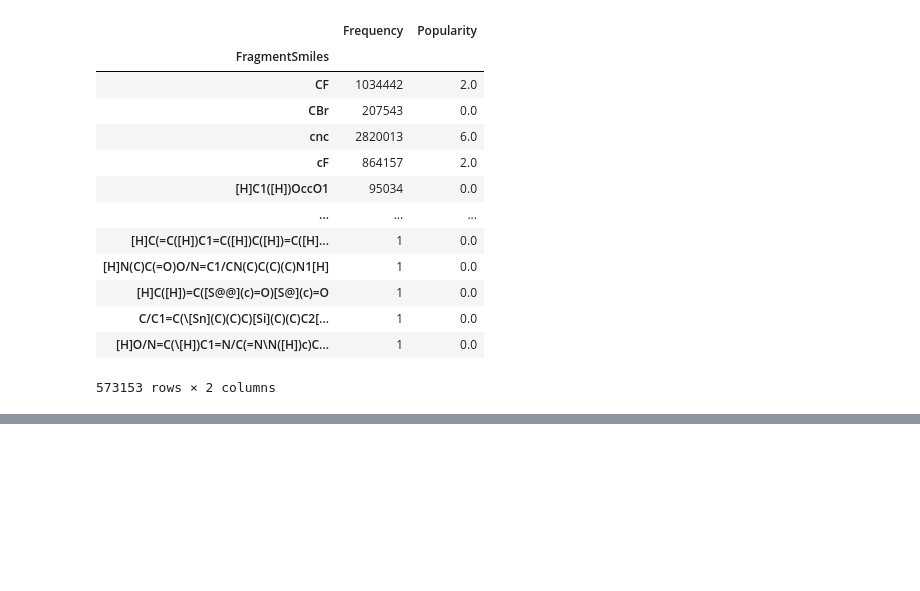
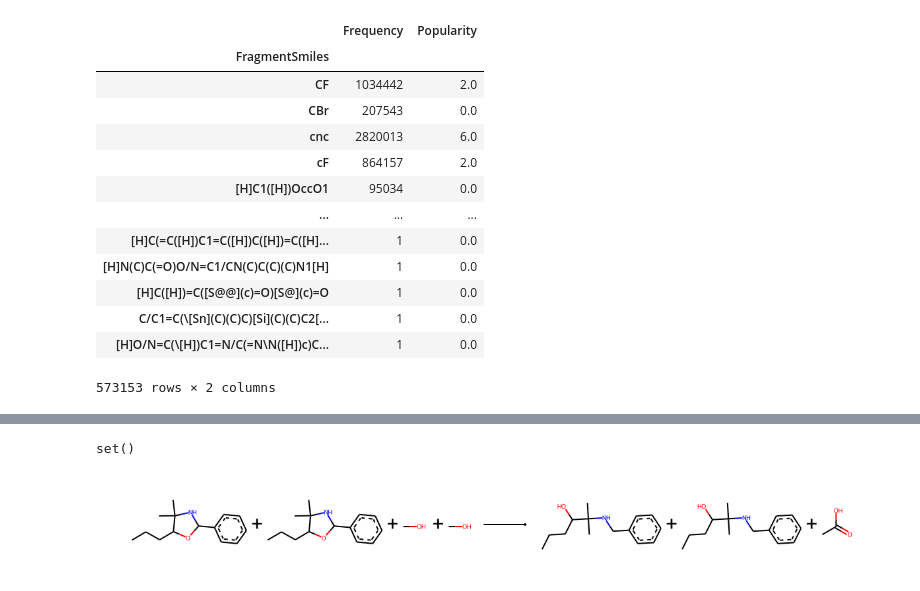
Before and after one commit to sustainable-processes/Impurity-Project, a Jupyter notebook: Predict_Impurities(Codebase).ipynb, the cells around one changed output, grey strips where cells are left out. Drawn from its saved outputs; the diff is of its cells as text; code cells hidden in the pictures; blank space fills up the shorter version.

```diff
--- a/Predict_Impurities(Codebase).ipynb
+++ b/Predict_Impurities(Codebase).ipynb
@@ -4043,0 +5969,9 @@ Keyword arguments {'return_special_tokens_masks': True} not recognized.
+# %%
+set(analoguerxnsbal6.loc[analoguerxnsbal6.msg.str.contains('balanced',case=False,na=False)].index)-set(analoguerxnsbal5.loc[analoguerxnsbal5.msg.str.contains('balanced',case=False,na=False)].index)
+# set(analoguerxnsbal4.loc[analoguerxnsbal4.msg.str.contains('balanced',case=False,na=False)].ReactionID)-set(analoguerxnsbal3.loc[analoguerxnsbal3.msg.str.contains('balanced',case=False,na=False)].ReactionID)
+# %% [output]
+set()
+# %%
+rdChemReactions.ReactionFromSmarts('CCCC1OC(c2ccccc2)NC1(C)C.CCCC1OC(c2ccccc2)NC1(C)C.CO.CO>>CCCC(O)C(C)(C)NCc1ccccc1.CCCC(O)C(C)(C)NCc1ccccc1.CC(=O)O',useSmiles=True)
+# %% [output]
+[figure, added]
```
Also changed, not shown: parts of 241 cells of this notebook, 4 other files.
